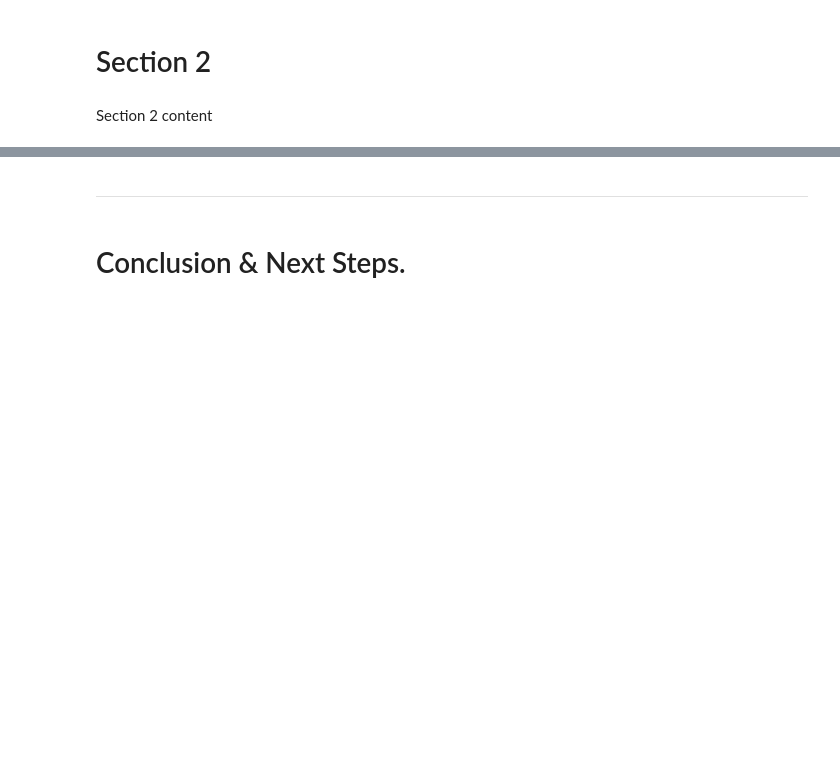
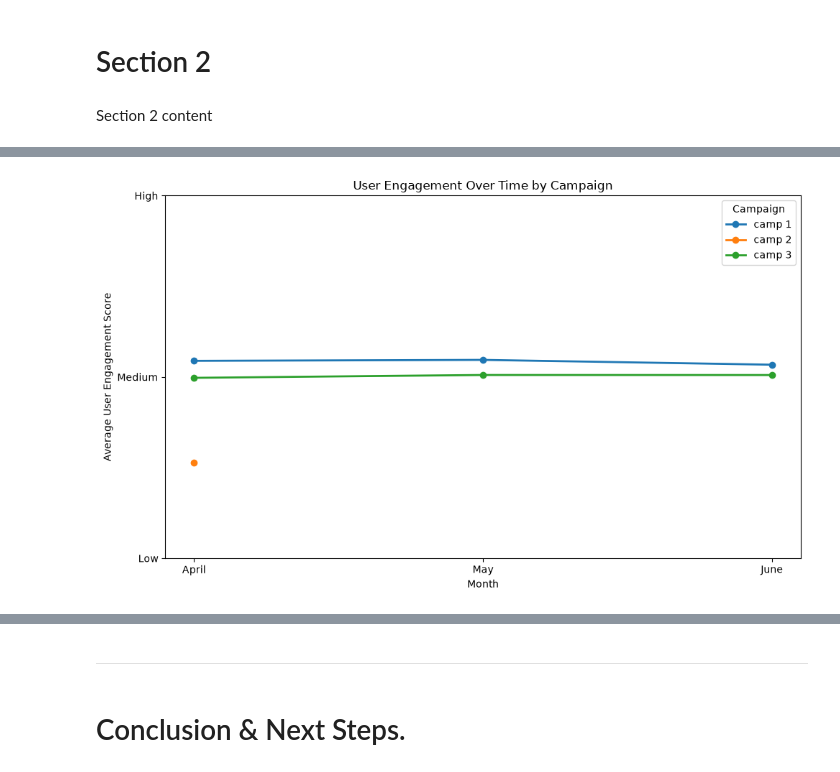
Before and after one commit to Oliver-code26/Unit1_Resub_Digital_Marketing, a Jupyter notebook: jupyter_notebooks/Notebook.ipynb, the cells around one changed output, grey strips where cells are left out. Drawn from its saved outputs; the diff is of its cells as text; code cells hidden in the pictures; blank space fills up the shorter version.

```diff
--- a/jupyter_notebooks/Notebook.ipynb
+++ b/jupyter_notebooks/Notebook.ipynb
@@ -298,0 +217,52 @@ This chart doesn't come to a shock when I see Post Click Conversion for campaign
+# %%
+# show me a line chart of User Engagement over time for camp 1, camp 2, and camp 3. between months April and June. Use the month column for the x-axis and the user_engagement column for the y-axis. Use different colors for each campaign and include a legend.
+#generate a line chart of User Engagement over time for camp 1, camp 2, and camp 3 between months April and June. Use the month column for the x-axis and the user_engagement column for the y-axis. Use different colors for each campaign and include a legend.
+# Filter the dataframe for the specified campaigns and months
+campaign_month_df = df_cleaned[
+    (df_cleaned['campaign_number'].isin(['camp 1', 'camp 2', 'camp 3'])) &
+    (df_cleaned['month'].isin(['April', 'May', 'June']))
+]
+# generate campaign_month_df with the average user engagement for each campaign and month
+# Map engagement labels to numeric values so the chart can plot on a meaningful scale
+engagement_map = {'Low': 1, 'Medium': 2, 'High': 3}
+campaign_month_df = campaign_month_df.copy()
+campaign_month_df['engagement_score'] = campaign_month_df['user_engagement'].map(engagement_map)
+
+# Average engagement score by campaign and month
+campaign_month_summary = (
+    campaign_month_df.groupby(['campaign_number', 'month'], as_index=False)['engagement_score']
+    .mean()
+    .rename(columns={'engagement_score': 'avg_user_engagement'})
+)
+
+# Keep month order consistent for the chart
+campaign_month_summary['month'] = pd.Categorical(
+    campaign_month_summary['month'],
+    categories=['April', 'May', 'June'],
+    ordered=True
+)
+campaign_month_summary = campaign_month_summary.sort_values(['campaign_number', 'month'])
+
+# Plot each campaign as its own line
+plt.figure(figsize=(10, 6))
+
+for campaign in ['camp 1', 'camp 2', 'camp 3']:
+    subset = campaign_month_summary[campaign_month_summary['campaign_number'] == campaign]
+    plt.plot(
+        subset['month'],
+        subset['avg_user_engagement'],
+        marker='o',
+        linewidth=2,
+        label=campaign
+    )
+
+plt.title('User Engagement Over Time by Campaign')
+plt.xlabel('Month')
+plt.ylabel('Average User Engagement Score')
+plt.ylim(1, 3)
+plt.yticks([1, 2, 3], ['Low', 'Medium', 'High'])
+plt.legend(title='Campaign')
+plt.tight_layout()
+plt.show()
+# %% [output]
+[figure, added]
```
Also changed, not shown: parts of 40 cells of this notebook, 2 other files.
